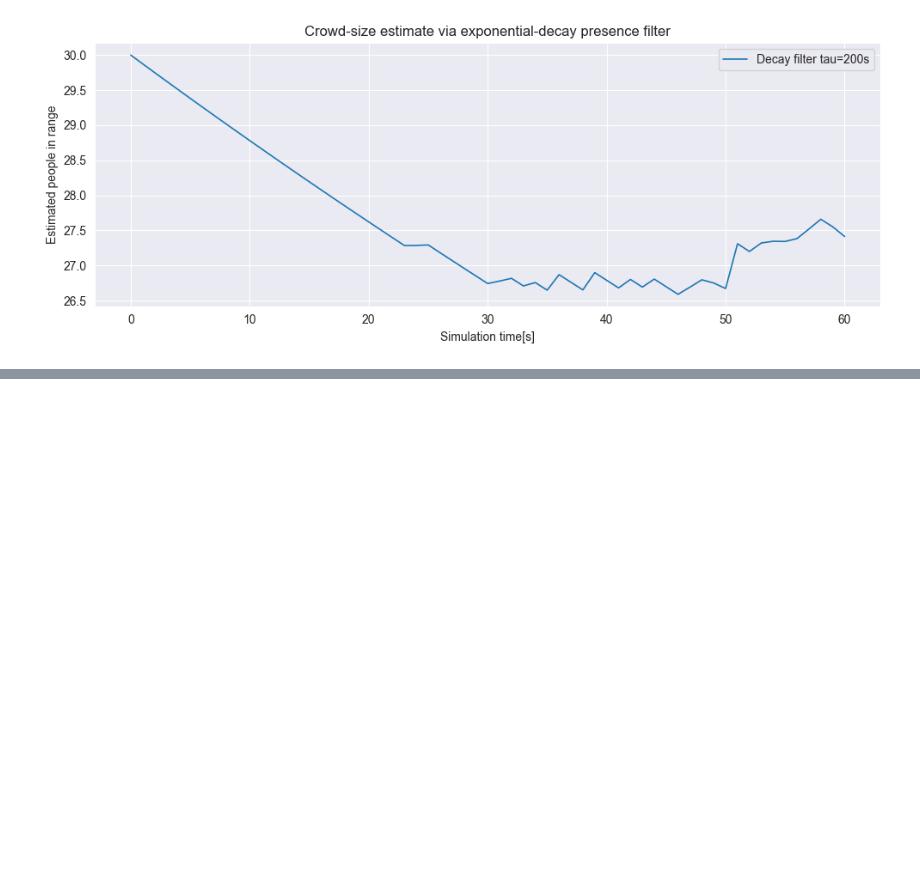
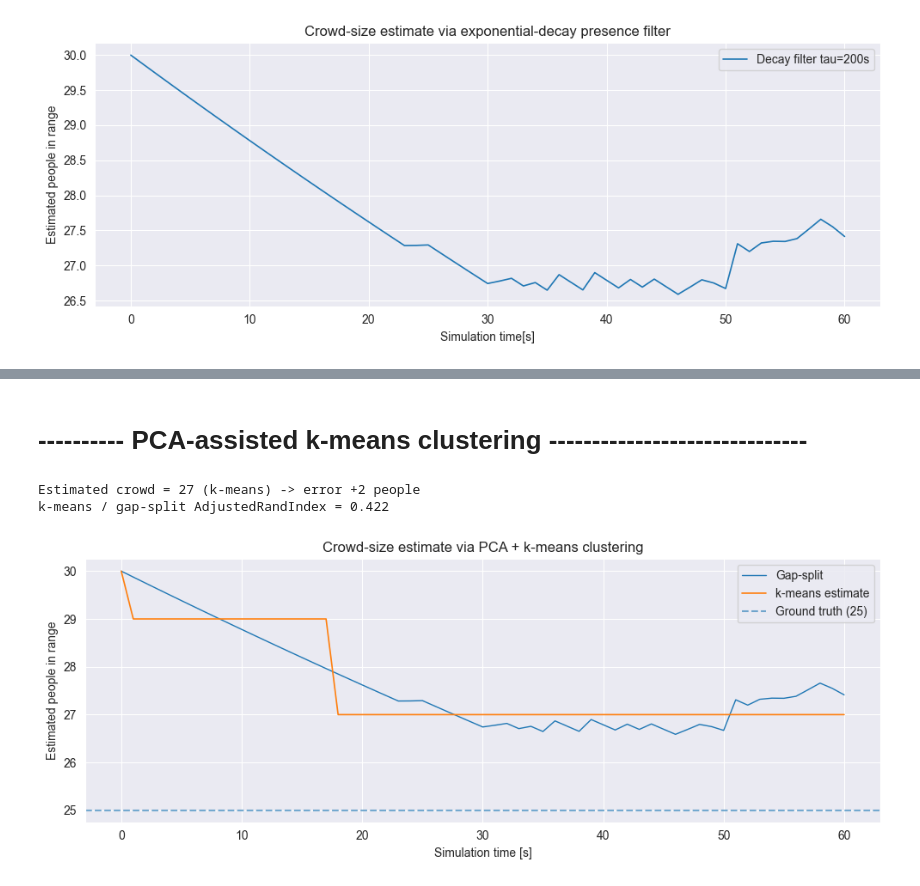
Before and after one commit to NorbertMatuska/BP_Exploring_Non_Invasive_Crowd_Movement_Monitoring_Techniques_within_Public_Infrastructure, a Jupyter notebook: BP_crowd_counter.ipynb, the cells around one changed output, grey strips where cells are left out. Saved outputs shown, nothing was run; the diff lists cells and outputs as text; code cells hidden in the pictures; blank space fills up the shorter version.

```diff
--- a/BP_crowd_counter.ipynb
+++ b/BP_crowd_counter.ipynb
@@ -266,0 +326,68 @@ Estimated crowd = 27  (tau = 200s) -> error +2 people
+# %% [markdown]
+# ---------- PCA-assisted k-means clustering ------------------------------
+# %%
+# feature matrix  (reuse what we built for SVR, but add more signal)
+feat["sess_active"]   = []               # gap-split active sessions per slot
+
+# pre-compute once to avoid loops inside the loop
+gap_split_lookup = dict(zip(series.index.astype(int), series.values))
+
+for slot in range(int(ts.size)):
+    macs_this_slot = pkts_by_slot.get(slot, [])
+    feat["pkt_cnt"][slot]        # already filled
+    feat["uniq_macs"][slot]      # already filled
+
+    # contextual feature: how many sessions are currently active?
+    feat["sess_active"].append(gap_split_lookup.get(slot, 0))
+
+# final feature matrix
+X_full = np.vstack([feat["pkt_cnt"],
+                    feat["uniq_macs"],
+                    feat["sess_active"]]).T
+
+# standardise
+scaler = StandardScaler()
+X_scaled = scaler.fit_transform(X_full)
+
+pca = PCA(n_components=0.95, svd_solver="full")
+X_emb = pca.fit_transform(X_scaled)
+
+n_clusters = 3
+kmeans = KMeans(n_clusters=n_clusters,
+                n_init="auto", random_state=42)
+labels = kmeans.fit_predict(X_emb)
+
+# map clusters
+cluster2count = {}
+for c in range(n_clusters):
+    idx = (labels == c)
+    cluster2count[c] = int(round(np.median(series[idx])))
+
+# build the estimated crowd-size time series
+kmeans_pred = np.vectorize(cluster2count.get)(labels)
+series_km = pd.Series(kmeans_pred, index=ts, name="crowd_size_kmeans")
+
+# simple evaluation
+est_overall = int(round(series_km.median()))
+error = est_overall - GROUND_TRUTH
+print(f"Estimated crowd = {est_overall} (k-means) -> error {error:+d} people")
+
+# optional sanity metric: how well do clusters align with silver labels?
+ari = adjusted_rand_score(series.values.astype(int), labels)
+print(f"k-means / gap-split AdjustedRandIndex = {ari:.3f}")
+
+# visualization
+plt.figure(figsize=(10,4))
+plt.plot(series.index,         series.values,     lw=1.0, label="Gap-split")
+plt.plot(series_km.index,      series_km.values,  lw=1.2, label="k-means estimate")
+plt.axhline(GROUND_TRUTH, ls="--", alpha=.6,      label=f"Ground truth ({GROUND_TRUTH})")
+plt.xlabel("Simulation time [s]")
+plt.ylabel("Estimated people in range")
+plt.title("Crowd-size estimate via PCA + k-means clustering")
+plt.legend()
+plt.tight_layout()
+plt.show()
+# %% [output]
+Estimated crowd = 27 (k‑means) -> error +2 people
+k‑means / gap‑split AdjustedRandIndex = 0.422
+[figure, added]
```
Also changed, not shown: parts of 11 cells of this notebook.
